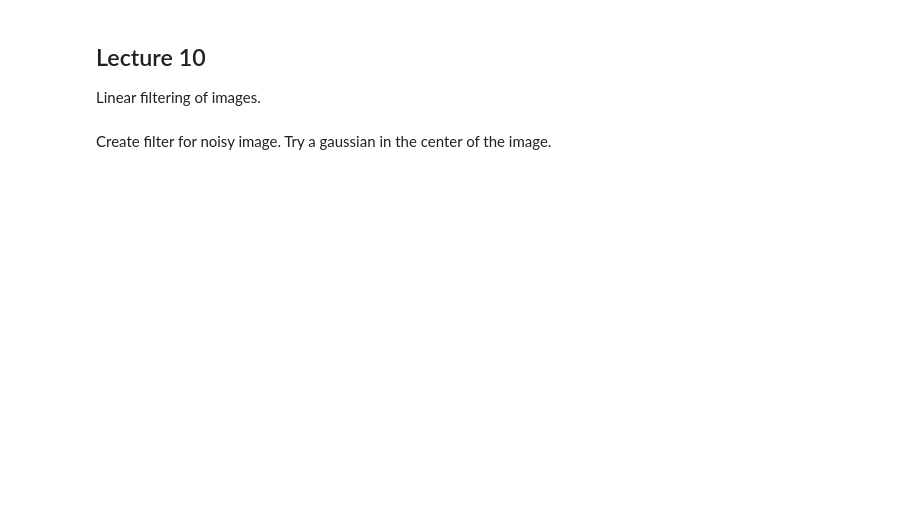
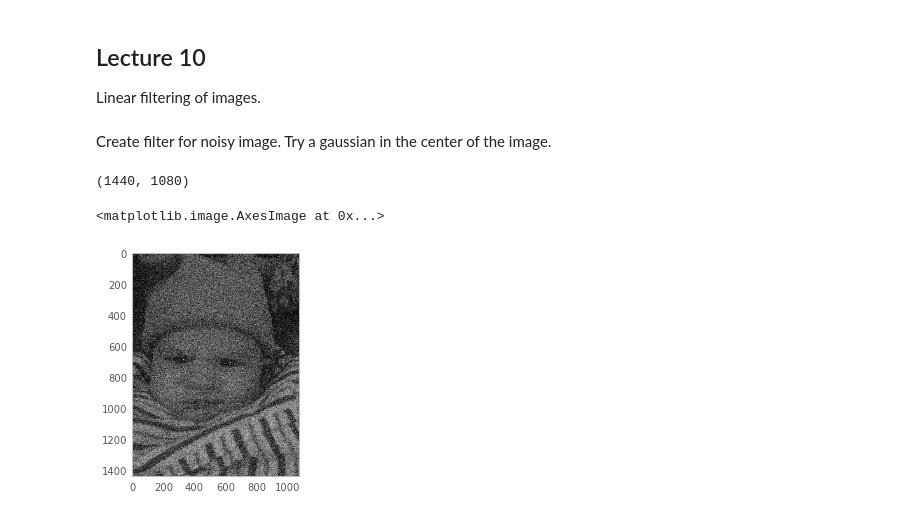
Before and after one commit to ksawlani/ComputationalMethodsCourse, a Jupyter notebook: Lecture 9-10.ipynb, the cells around one changed output. Drawn from its saved outputs; the diff is of its cells as text; code cells hidden in the pictures; blank space fills up the shorter version.

```diff
--- a/Lecture 9-10.ipynb
+++ b/Lecture 9-10.ipynb
@@ -58,11 +60,16 @@ Create filter for noisy image. Try a gaussian in the center of the image.
 # %%
 x_coord = arange(photo_noiset.shape[0])
 y_coord = arange(photo_noiset.shape[1])
-kx,ky = meshgrid(x_coord, y_coord)
+kx,ky = meshgrid(x_coord, y_coord, indexing='ij')
+kx.shape
+# %% [output]
+(1440, 1080)
 # %%
-F = exp(-0.00001*(kx - 550)**2 - 0.00001*(ky - 750)**2).T
-#pcolor(F, cmap="cool")
+F = exp(-0.000001*(kx - 540)**2 - 0.000001*(ky - 720)**2)
 # %%
 photo_noiset_filtered = photo_noiset * F
 photo_filtered = ifft2(fftshift(photo_noiset_filtered))
-pcolor(photo_filtered, cmap="Greys")
+imshow(abs(photo_filtered), cmap='gray')
+# %% [output]
+<matplotlib.image.AxesImage at 0x...>
+[figure, added]
```
Also changed, not shown: parts of 3 cells of this notebook.
